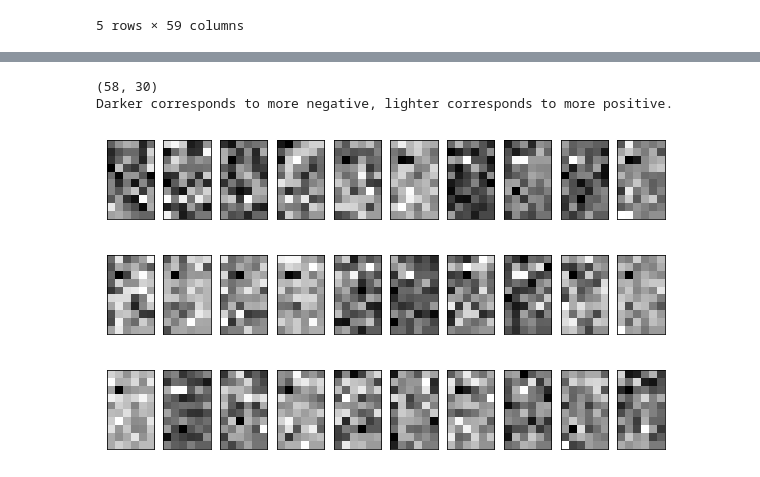
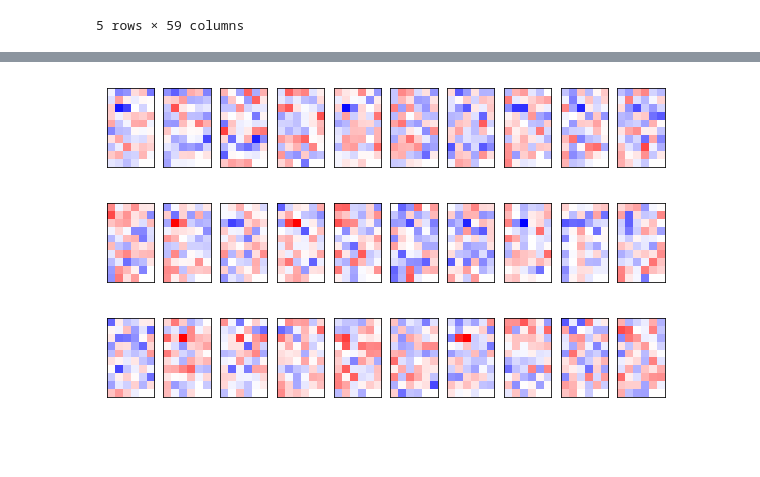
Before and after one commit to czhao39/stock-dnn, a Jupyter notebook: stockdnn.ipynb, the cells around one changed output, grey strips where cells are left out. Cells and saved outputs as stored; diff of their text form; code cells hidden in the pictures; blank space fills up the shorter version.

```diff
--- a/stockdnn.ipynb
+++ b/stockdnn.ipynb
@@ -359,24 +359,18 @@ RMSE on testing data: 0.272
 # %%
 # Visualize weights from first layer
 weights0 = regressor.get_variable_value("dnn/hiddenlayer_0/kernel")
-print(weights0.shape)
-
 num_nodes = weights0.shape[1]
 num_rows = int(math.ceil(num_nodes / 10.0))
 fig, axes = plt.subplots(num_rows, 10, figsize=(10, 2 * num_rows))
 for coef, ax in zip(weights0.T, axes.ravel()):
     # Pad with 0s at end to make length 60
-    padded = np.pad(coef, (0, 60 - coef.size), "constant")
-    cax = ax.matshow(np.expand_dims(padded, 0).reshape(10, 6), cmap=plt.cm.gray)
+    padded = np.pad(coef, (0, 60 - coef.size), "constant", constant_values=0)
+    cax = ax.matshow(np.expand_dims(padded, 0).reshape(10, 6), cmap=plt.cm.bwr, vmin=-0.5, vmax=0.5)
     ax.set_xticks(())
     ax.set_yticks(())
-
-print("Darker corresponds to more negative, lighter corresponds to more positive.")
 plt.show()
 # %% [output]
-(58, 30)
-Darker corresponds to more negative, lighter corresponds to more positive.
-[figure, old version]
+[figure, new version]
 # %%
 selected_features = training_examples.columns.values
 latest_df = preprocess_daily_adjusted_df(daily_adjusted_df.head(prediction_period + 365), 0, selected_features)
```
Also changed, not shown: parts of 5 cells of this notebook.
